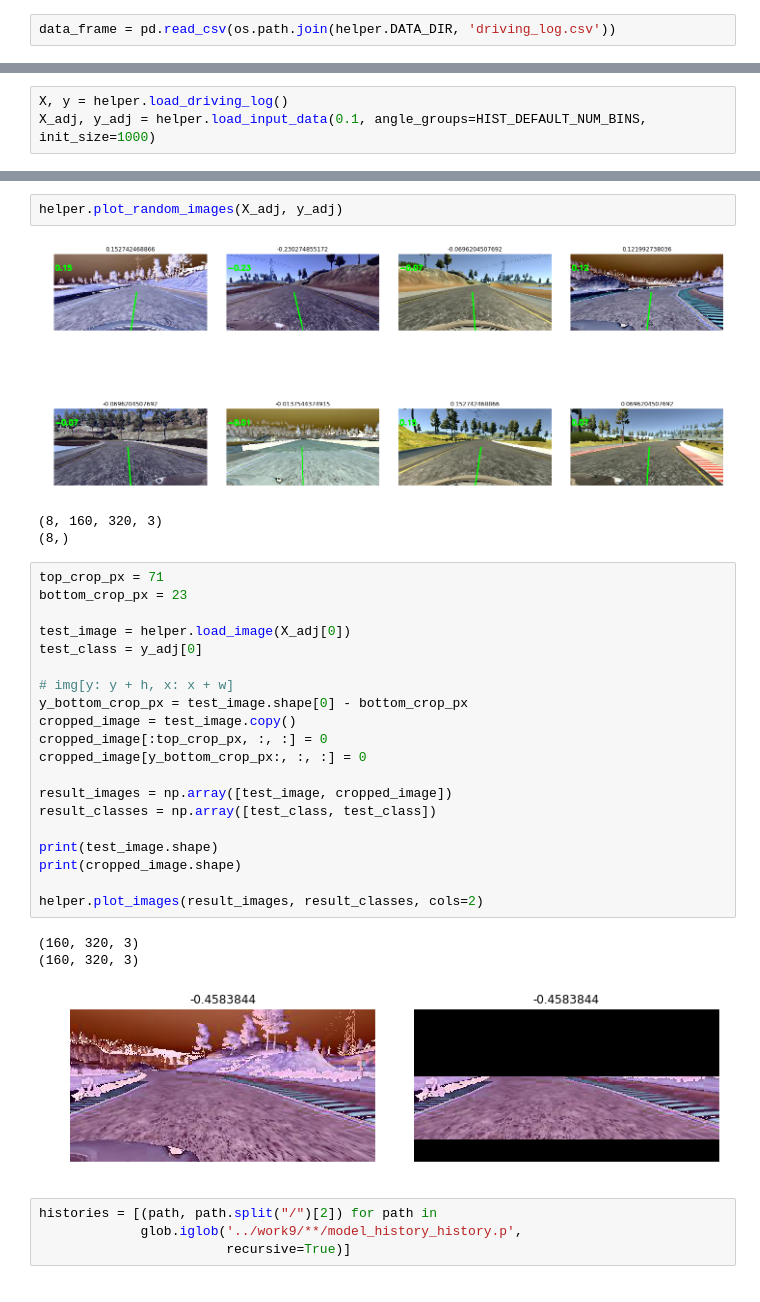
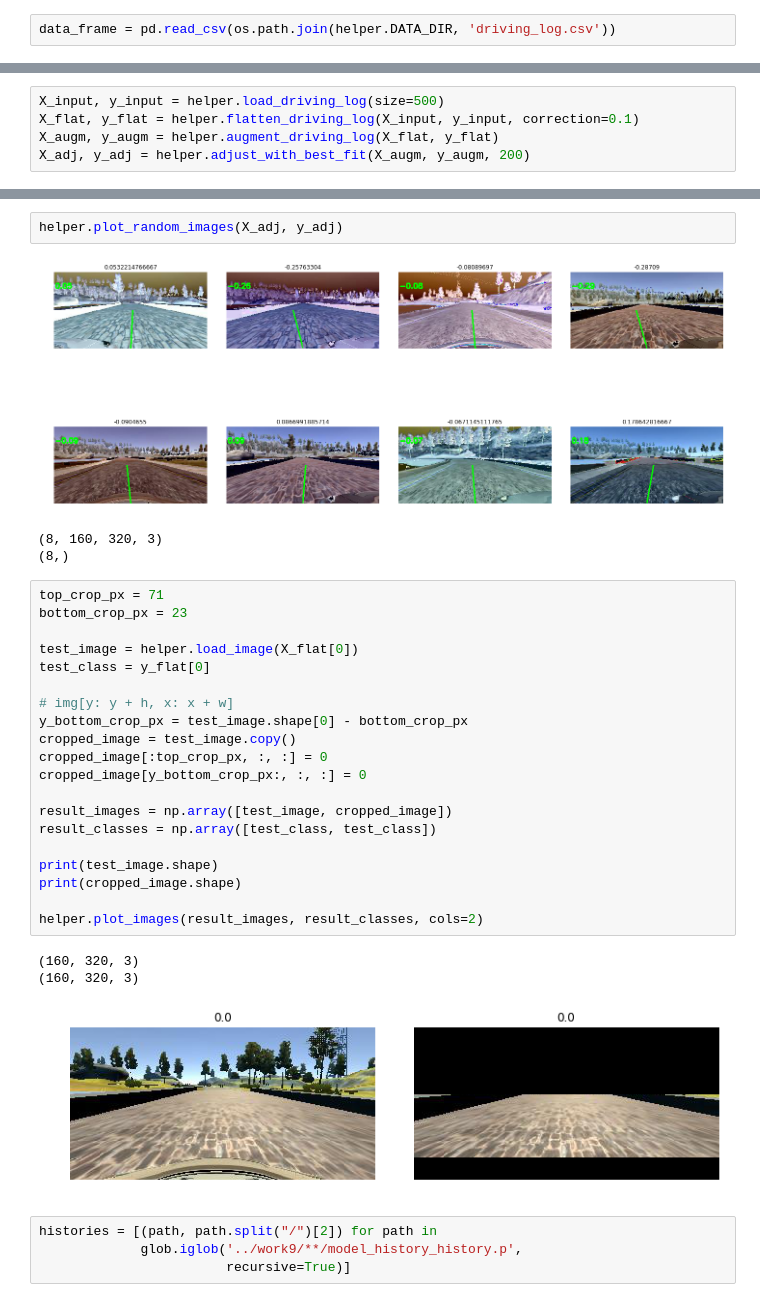
Before and after one commit to volkodava/CarND-Behavioral-Cloning-P3, a Jupyter notebook: analysis.ipynb, the cells around one changed output, grey strips where cells are left out. Saved outputs shown, nothing was run; the diff lists cells and outputs as text.

```diff
--- a/analysis.ipynb
+++ b/analysis.ipynb
@@ -31,6 +31,3 @@ data_frame.describe(include='all')
 | 50% | NaN | NaN | NaN | 0.000000 | 0.985533 | 0.000000 | 30.186400 |
 | 75% | NaN | NaN | NaN | 0.000000 | 0.985533 | 0.000000 | 30.186640 |
 | max | NaN | NaN | NaN | 1.000000 | 0.985533 | 1.000000 | 30.709360 |
-# %%
-X, y = helper.load_driving_log()
-X_adj, y_adj = helper.load_input_data(0.1, angle_groups=HIST_DEFAULT_NUM_BINS, init_size=1000)
@@ -41 +34,6 @@ Adjust data
+# %%
+X_input, y_input = helper.load_driving_log(size=500)
+X_flat, y_flat = helper.flatten_driving_log(X_input, y_input, correction=0.1)
+X_augm, y_augm = helper.augment_driving_log(X_flat, y_flat)
+X_adj, y_adj = helper.adjust_with_best_fit(X_augm, y_augm, 200)
 # %%
@@ -47,33 +51,33 @@ helper.plot_distribution(y_adj, bins_num=20)
 # %%
 helper.plot_random_images(X_adj, y_adj)
 # %% [output]
-[figure, old version]
+[figure, new version]
 (8, 160, 320, 3)
 (8,)
 # %%
 top_crop_px = 71
 bottom_crop_px = 23
 
-test_image = helper.load_image(X_adj[0])
-test_class = y_adj[0]
+test_image = helper.load_image(X_flat[0])
+test_class = y_flat[0]
 
 # img[y: y + h, x: x + w]
 y_bottom_crop_px = test_image.shape[0] - bottom_crop_px
 cropped_image = test_image.copy()
 cropped_image[:top_crop_px, :, :] = 0
 cropped_image[y_bottom_crop_px:, :, :] = 0
 
 result_images = np.array([test_image, cropped_image])
 result_classes = np.array([test_class, test_class])
 
 print(test_image.shape)
 print(cropped_image.shape)
 
 helper.plot_images(result_images, result_classes, cols=2)
 # %% [output]
 (160, 320, 3)
 (160, 320, 3)
-[figure, old version]
+[figure, new version]
 # %%
 histories = [(path, path.split("/")[2]) for path in
              glob.iglob('../work9/**/model_history_history.p',
```
Also changed, not shown: parts of 4 cells of this notebook, 2 other files.
